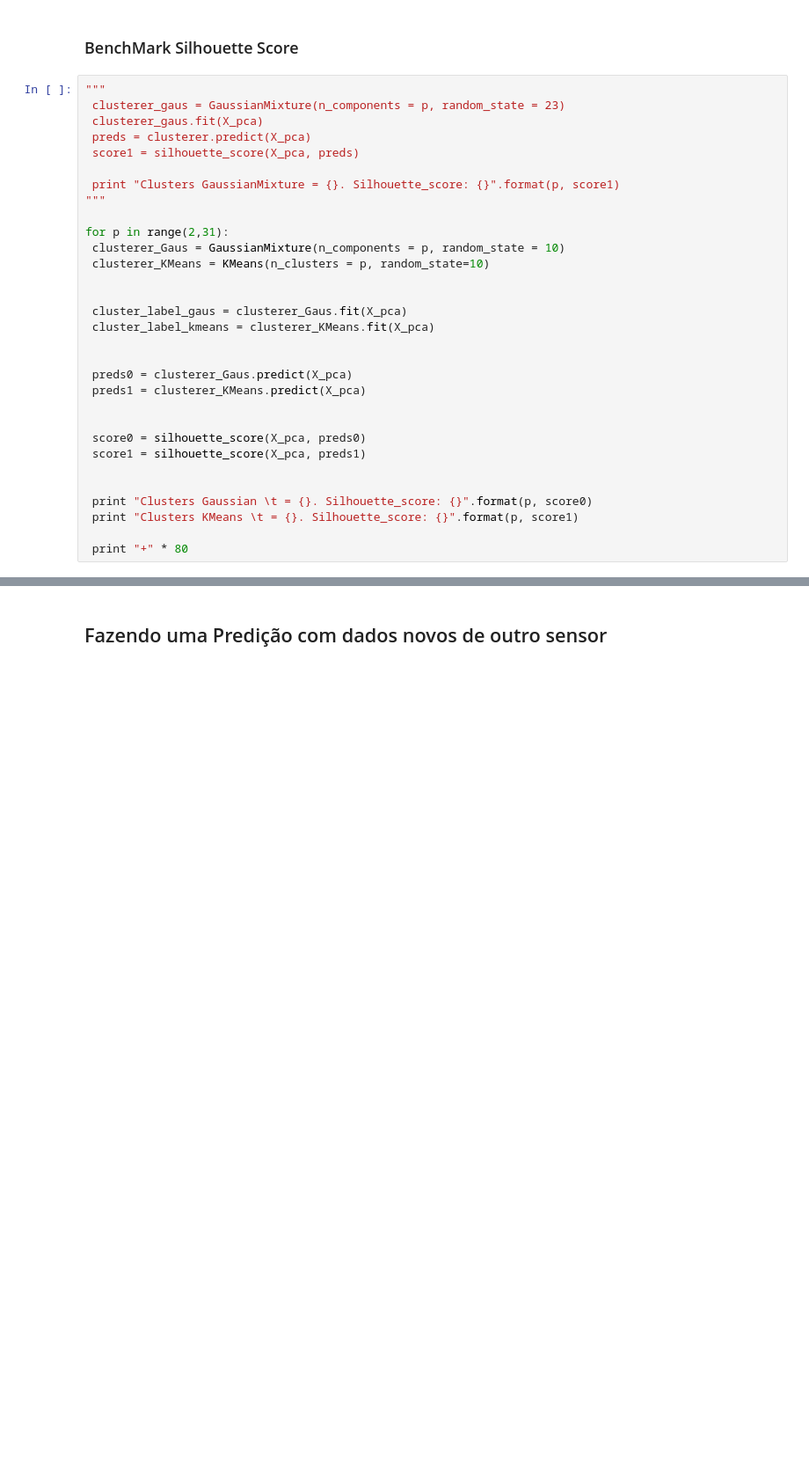
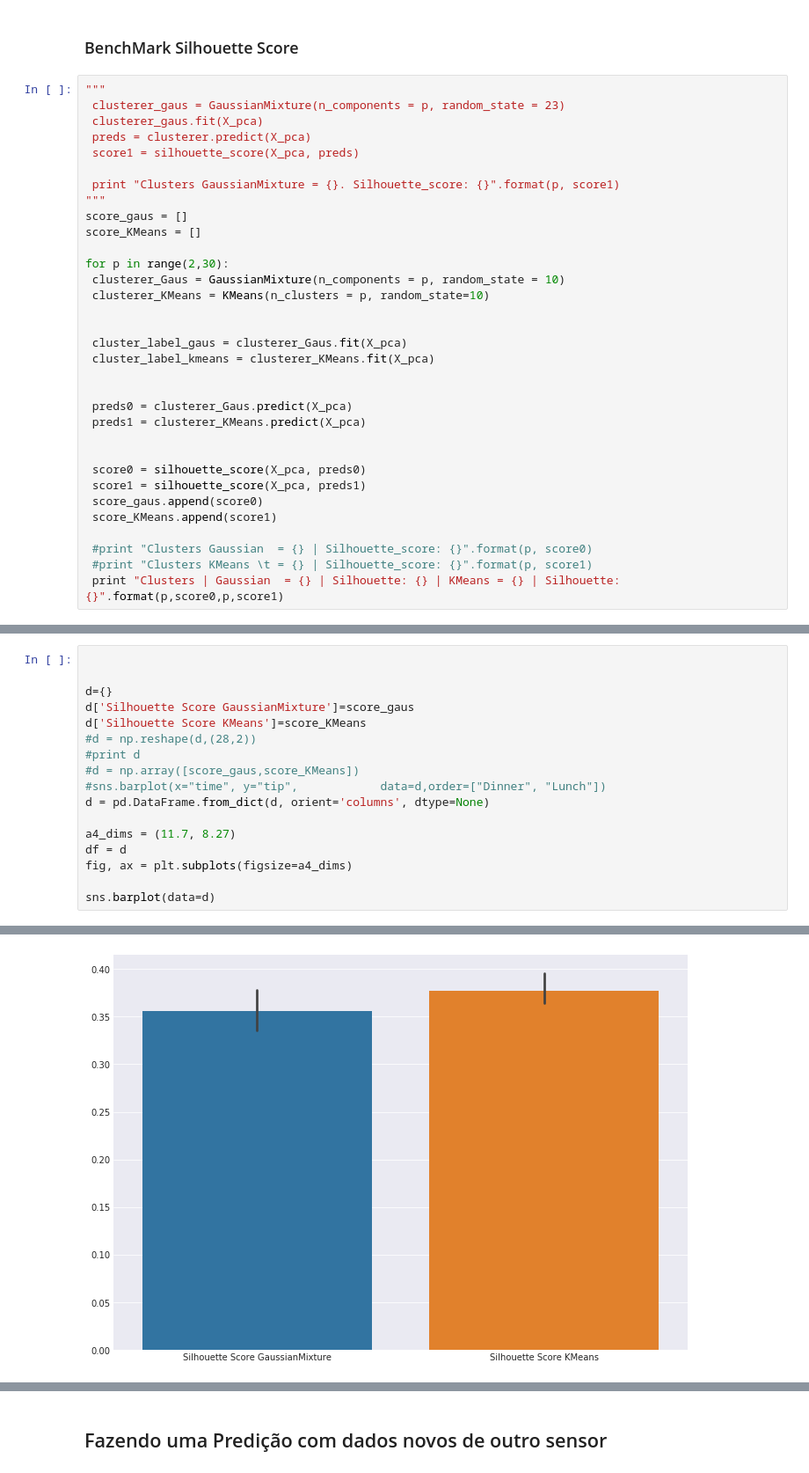
Before and after one commit to juanengml/gardening-robot, a Jupyter notebook: Gardening Robot.ipynb, the cells around one changed output, grey strips where cells are left out. Shown: that part at 88% size. Saved outputs shown, nothing was run; the diff lists cells and outputs as text; blank space fills up the shorter version.

```diff
--- a/Gardening Robot.ipynb
+++ b/Gardening Robot.ipynb
@@ -143,8 +166,10 @@ X_pca = pca.transform(X)
 
  print "Clusters GaussianMixture = {}. Silhouette_score: {}".format(p, score1)
 """
+score_gaus = []
+score_KMeans = []
 
-for p in range(2,31):
+for p in range(2,30):
  clusterer_Gaus = GaussianMixture(n_components = p, random_state = 10)
  clusterer_KMeans = KMeans(n_clusters = p, random_state=10)
 
@@ -159,10 +184,10 @@ for p in range(2,31):
 
  score0 = silhouette_score(X_pca, preds0)
  score1 = silhouette_score(X_pca, preds1)
+ score_gaus.append(score0)
+ score_KMeans.append(score1)
 
-
- print "Clusters Gaussian \t = {}. Silhouette_score: {}".format(p, score0)
- print "Clusters KMeans \t = {}. Silhouette_score: {}".format(p, score1)
-
- print "+" * 80
+ #print "Clusters Gaussian  = {} | Silhouette_score: {}".format(p, score0)
+ #print "Clusters KMeans \t = {} | Silhouette_score: {}".format(p, score1)
+ print "Clusters | Gaussian  = {} | Silhouette: {} | KMeans = {} | Silhouette: {}".format(p,score0,p,score1)
 # %% [output]
@@ -185,0 +211,18 @@ Clusters KMeans          = 30. Silhouette_score: 0.347713230263
+# %%
+
+
+d={}
+d['Silhouette Score GaussianMixture']=score_gaus
+d['Silhouette Score KMeans']=score_KMeans
+#d = np.reshape(d,(28,2))
+#print d
+#d = np.array([score_gaus,score_KMeans])
+#sns.barplot(x="time", y="tip",            data=d,order=["Dinner", "Lunch"])
+d = pd.DataFrame.from_dict(d, orient='columns', dtype=None)
+
+a4_dims = (11.7, 8.27)
+df = d
+fig, ax = plt.subplots(figsize=a4_dims)
+
+sns.barplot(data=d)
+# %% [output]
@@ -185,0 +230 @@ Clusters KMeans          = 30. Silhouette_score: 0.347713230263
+[figure, added]
```
Also changed, not shown: parts of 20 cells of this notebook, 1 other file.
